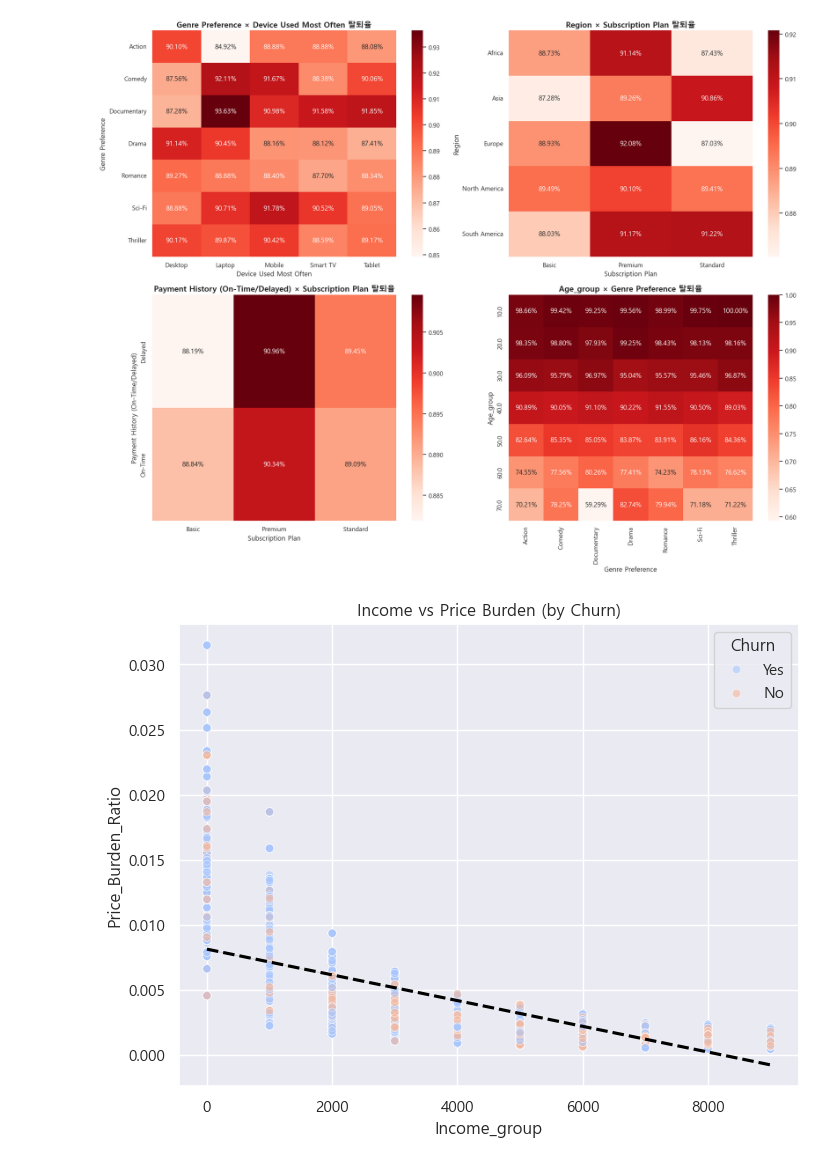
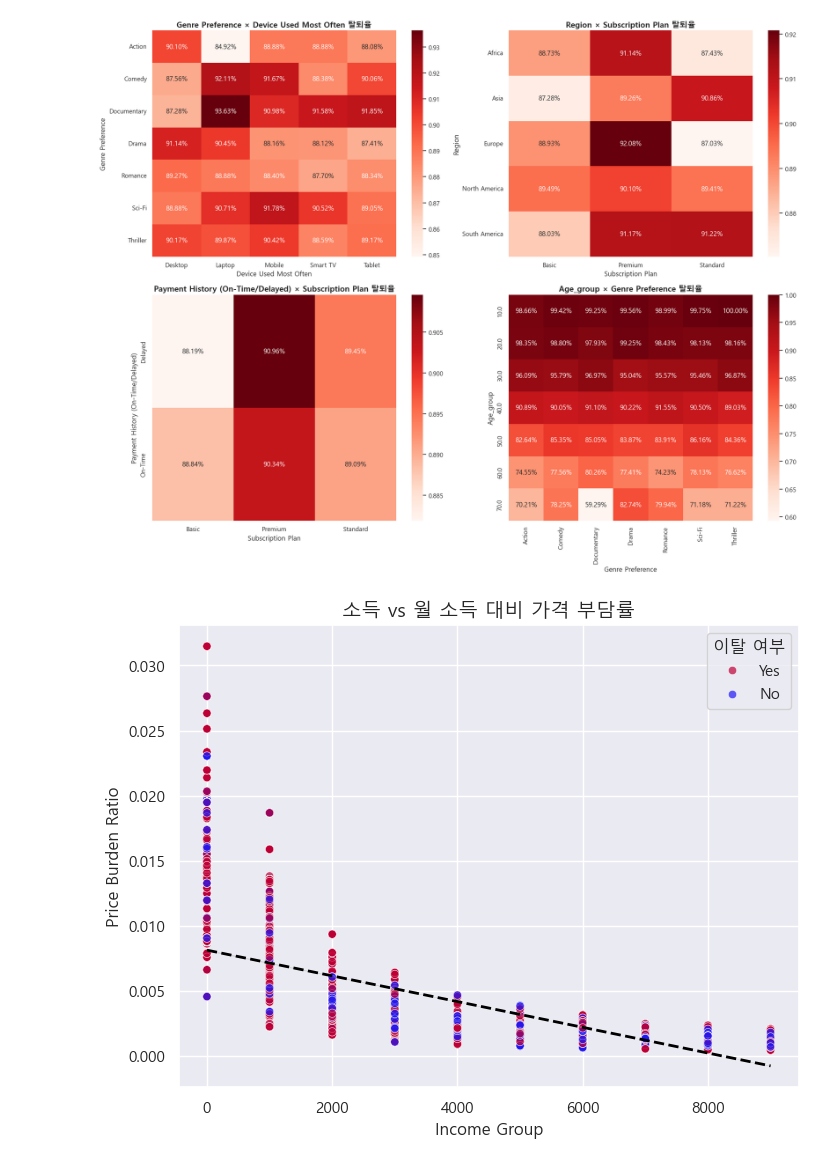
Before and after one commit to SKNetworks-AI19-250818/SKN19_2ND_3TEAM, a Jupyter notebook: EDA/eda_merge.ipynb, the cells around one changed output. Drawn from its saved outputs; the diff is of its cells as text; code cells hidden in the pictures.

```diff
--- a/EDA/eda_merge.ipynb
+++ b/EDA/eda_merge.ipynb
@@ -1631,26 +1719,33 @@ plt.tight_layout()
 plt.show()
 # %% [output]
 [figure]
-# %%
-# 소득 대비 가격 부담 (Price_Burden_Ratio vs Income)
-plt.figure(figsize=(8, 6))
-sns.scatterplot(
-    data=df_merged,
-    x='Income_group',
-    y='Price_Burden_Ratio',
-    hue='Churn',
-    palette='coolwarm',
-    alpha=0.6
-)
-sns.regplot(
-    data=df_merged.replace({'Churn': {'Yes':1, 'No':0}}),
-    x='Income_group',
-    y='Price_Burden_Ratio',
-    scatter=False,
-    color='black',
-    line_kws={'linestyle':'--'}
-)
-plt.title('Income vs Price Burden (by Churn)')
-plt.show()
-# %% [output]
-[figure, removed]
+# %%
+# 소득 대비 가격 부담 (Price_Burden_Ratio vs Income)
+plt.figure(figsize=(8, 6))
+
+sns.scatterplot(
+    data=df_merged,
+    x='Income_group',
+    y='Price_Burden_Ratio',
+    hue='Churn',
+    palette={'Yes':'#bd0036',
+             'No':"#1e17f5"},
+    alpha=0.7
+)
+
+sns.regplot(
+    data=df_merged.replace({'Churn': {'Yes':1, 'No':0}}),
+    x='Income_group',
+    y='Price_Burden_Ratio',
+    scatter=False,
+    color="#000000",
+    line_kws={'linestyle':'--', 'linewidth':2}
+)
+
+plt.title('소득 vs 월 소득 대비 가격 부담률', fontsize=14)
+plt.xlabel('Income Group')
+plt.ylabel('Price Burden Ratio')
+plt.legend(title='이탈 여부')
+plt.show()
+# %% [output]
+[figure, added]
```
Also changed, not shown: parts of 6 cells of this notebook.
